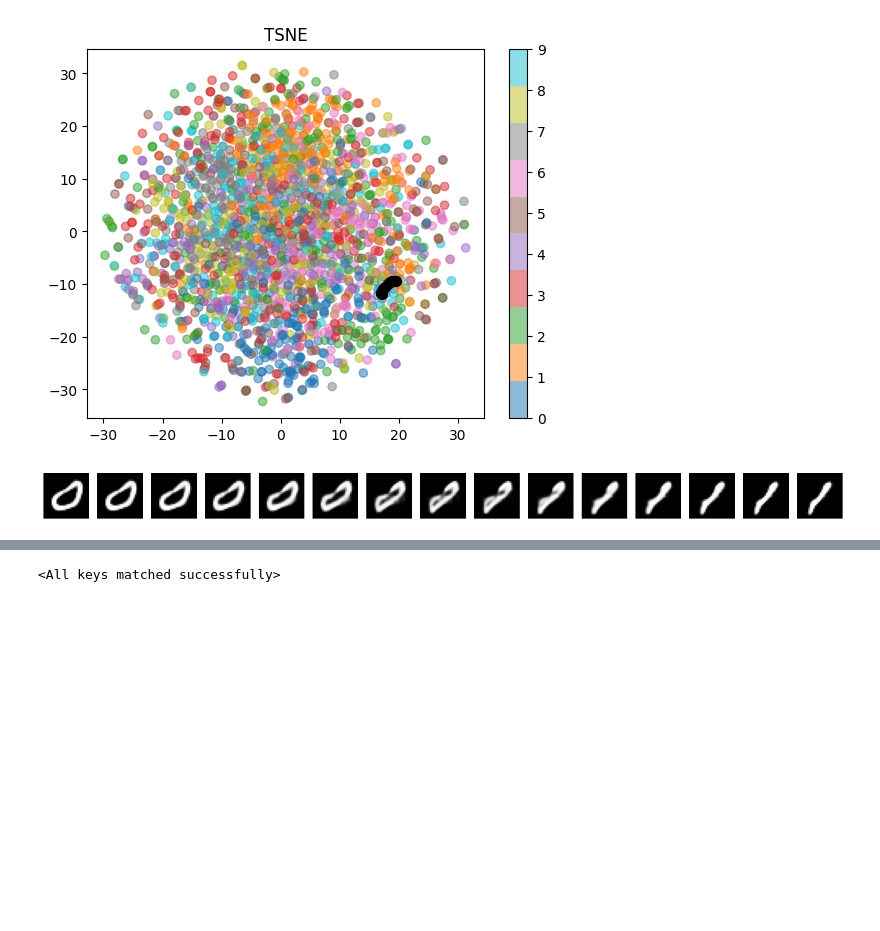
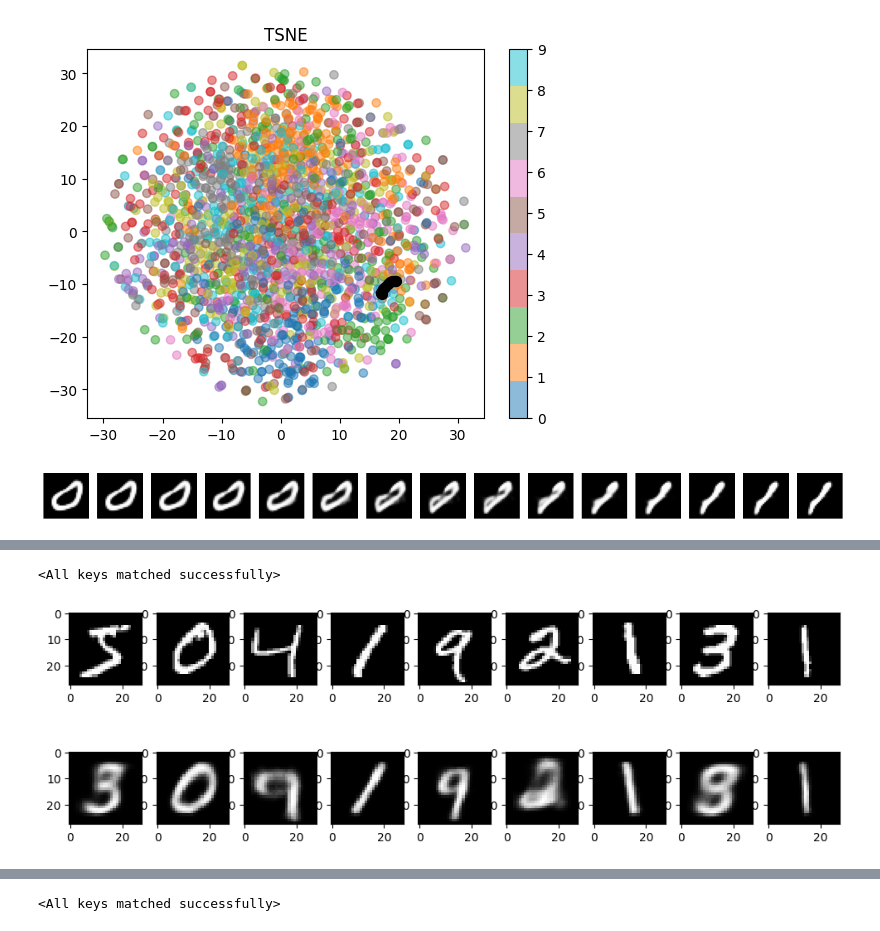
Before and after one commit to pietromihelj/machine-learning, a Jupyter notebook: esame/Vae_latent_space_continuity.ipynb, the cells around one changed output, grey strips where cells are left out. Saved outputs shown, nothing was run; the diff lists cells and outputs as text; code cells hidden in the pictures; blank space fills up the shorter version.

```diff
--- a/esame/Vae_latent_space_continuity.ipynb
+++ b/esame/Vae_latent_space_continuity.ipynb
@@ -158,6 +158,35 @@ def combined_perceptual_loss(x, b, recon, extractor, other_fn, mu, logvar, alpha
 
     other_loss = other_fn(x, b, recon, mu, logvar)
     return alpha * other_loss + beta * perceptual_loss
+
+def sample_gumbel(shape, eps=1e-20):
+    U = torch.rand(shape)
+    return -torch.log(-torch.log(U + eps) + eps)
+
+def gumbel_softmax_sample(logits, tau):
+    gumbel_noise = sample_gumbel(logits.shape).to(logits.device)
+    y = logits + gumbel_noise
+    return F.softmax(y / tau, dim=-1)
+
+def gumbel_softmax(logits, tau=1.0, hard=False):
+    y_soft = gumbel_softmax_sample(logits, tau)
+    if hard:
+        # Straight-through trick
+        index = y_soft.max(dim=-1, keepdim=True)[1]
+        y_hard = torch.zeros_like(y_soft).scatter_(-1, index, 1.0)
+        return (y_hard - y_soft).detach() + y_soft
+    else:
+        return y_soft
+
+def gumbel_vae_loss(x, x_recon, logits):
+    recon_loss = F.binary_cross_entropy(x_recon, x, reduction='sum')
+
+    q_y = F.softmax(logits, dim=-1)
+    log_q_y = F.log_softmax(logits, dim=-1)
+    kl_div = torch.sum(q_y * (log_q_y - torch.log(torch.tensor(1.0 / q_y.size(-1)))), dim=-1)
+    kl_div = kl_div.sum()
+
+    return recon_loss + kl_div
 # %% [markdown]
 ### MODELS: VAE AND CLASSIFICATOR
 # %%
@@ -1439,3 +1671,8 @@ plt.tight_layout()
 plt.show()
 # %% [output]
 [figure]
+# %%
+model = GumbelVAE()
+N_epochs = 40
+optimizer = torch.optim.Adam(model.parameters(), lr= 0.0001)
+scheduler = torch.optim.lr_scheduler.ReduceLROnPlateau(optimizer, mode='min', factor=0.1, patience=2)
@@ -1441,0 +1698,8 @@ plt.show()
+# %%
+model.load_state_dict(torch.load('Gumball_VAE.pth'))
+# %% [output]
+<All keys matched successfully>
+# %%
+img_vs_recon(model, dataloader)
+# %% [output]
+[figure, added]
```
Also changed, not shown: parts of 13 cells of this notebook, 2 other files.
